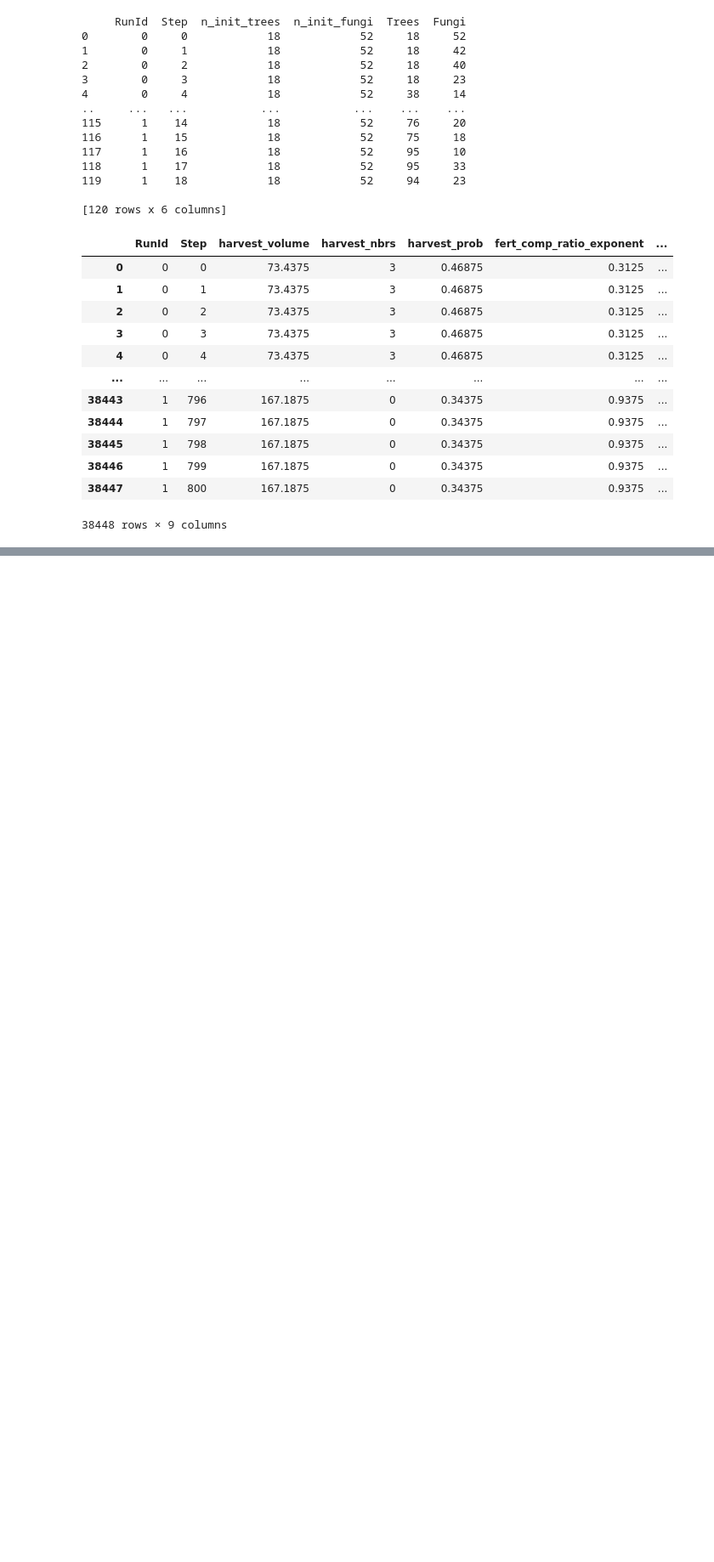
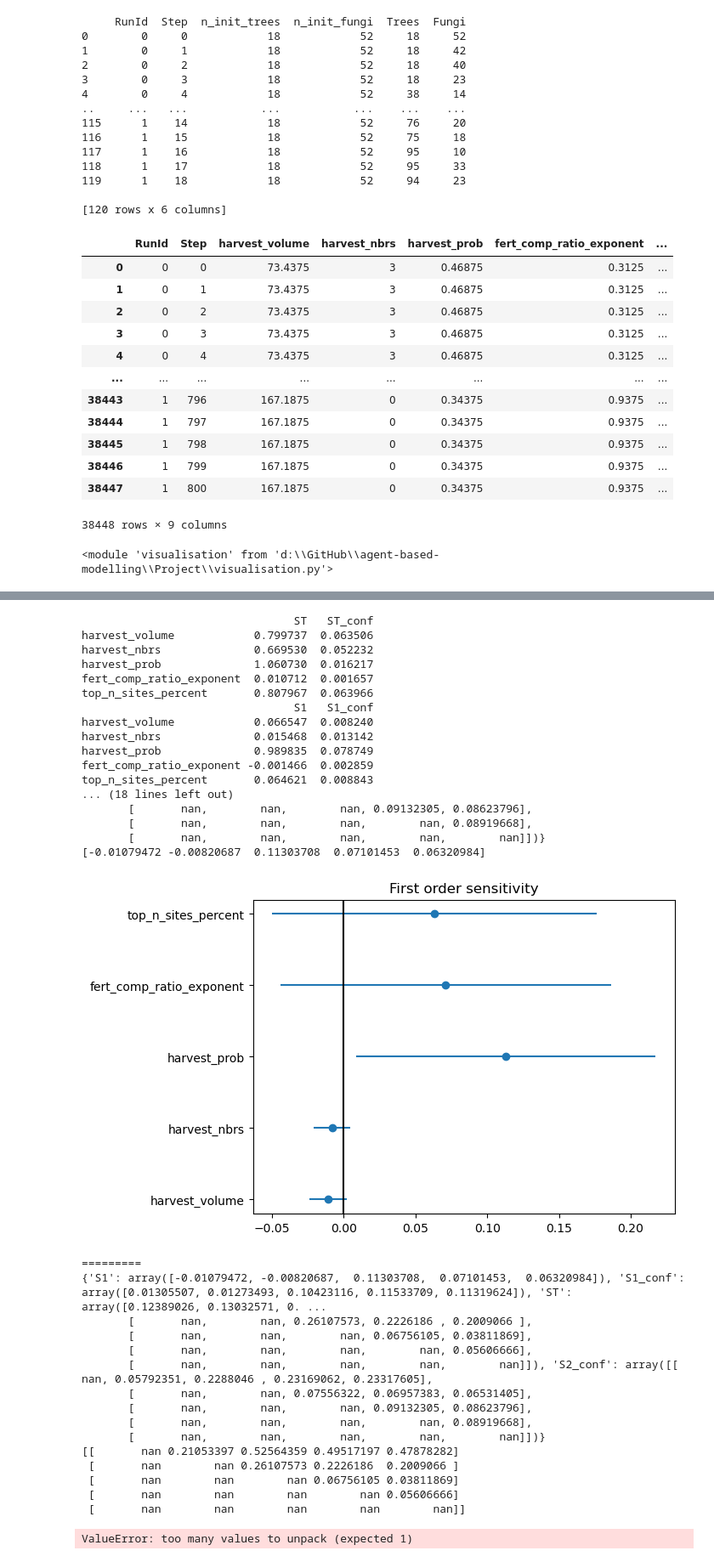
Before and after one commit to mboyan/agent-based-modelling, a Jupyter notebook: Project/ABM_Project.ipynb, the cells around one changed output, grey strips where cells are left out. Shown at 85% size. Cells and saved outputs as stored; diff of their text form; code cells hidden in the pictures; blank space fills up the shorter version.

```diff
--- a/Project/ABM_Project.ipynb
+++ b/Project/ABM_Project.ipynb
@@ -160,7 +161,7 @@ problem = {
 
 outputs = ["Trees", "Fungi", "Living Trees Total Volume", "Harvested volume", "Infected Trees", "Mean Substrate", "Mean Soil Fertility"]
 
-data = sa.run_batches(mdl.Forest, problem , outputs=["Trees", "Fungi"], n_max_timesteps=800, n_replicates=30, n_distinct_samples=2)
+data = sa.run_batches(mdl.Forest, problem , outputs=outputs, n_max_timesteps=800, n_replicates=30, n_distinct_samples=2)
 # %% [output]
 100.00% done
 # %%
@@ -202,3 +203,13 @@ data
 | 38446 | 1 | 799 | 167.1875 | 0 | 0.34375 | 0.9375 | ... |
 | 38447 | 1 | 800 | 167.1875 | 0 | 0.34375 | 0.9375 | ... |
 38448 rows × 9 columns
+# %%
+reload(vis)
+reload(vis)
+# %% [output]
+<module 'visualisation' from 'd:\\GitHub\\agent-based-modelling\\Project\\visualisation.py'>
+# %%
+si = sa.sobol_analyse(data_read, problem, outputs)
+
+vis.plot_index(si, problem['names'])
+# %% [output]
@@ -204,0 +233,34 @@ data
+                                ST   ST_conf
+harvest_volume            0.799737  0.063506
+harvest_nbrs              0.669530  0.052232
+harvest_prob              1.060730  0.016217
+fert_comp_ratio_exponent  0.010712  0.001657
+top_n_sites_percent       0.807967  0.063966
+                                S1   S1_conf
+harvest_volume            0.066547  0.008240
+harvest_nbrs              0.015468  0.013142
+harvest_prob              0.989835  0.078749
+fert_comp_ratio_exponent -0.001466  0.002859
+top_n_sites_percent       0.064621  0.008843
+... (18 lines left out)
+       [       nan,        nan,        nan, 0.09132305, 0.08623796],
+       [       nan,        nan,        nan,        nan, 0.08919668],
+       [       nan,        nan,        nan,        nan,        nan]])}
+[-0.01079472 -0.00820687  0.11303708  0.07101453  0.06320984]
+[figure, added]
+=========
+{'S1': array([-0.01079472, -0.00820687,  0.11303708,  0.07101453,  0.06320984]), 'S1_conf': array([0.01305507, 0.01273493, 0.10423116, 0.11533709, 0.11319624]), 'ST': array([0.12389026, 0.13032571, 0. ...
+       [       nan,        nan, 0.26107573, 0.2226186 , 0.2009066 ],
+       [       nan,        nan,        nan, 0.06756105, 0.03811869],
+       [       nan,        nan,        nan,        nan, 0.05606666],
+       [       nan,        nan,        nan,        nan,        nan]]), 'S2_conf': array([[       nan, 0.05792351, 0.2288046 , 0.23169062, 0.23317605],
+       [       nan,        nan, 0.07556322, 0.06957383, 0.06531405],
+       [       nan,        nan,        nan, 0.09132305, 0.08623796],
+       [       nan,        nan,        nan,        nan, 0.08919668],
+       [       nan,        nan,        nan,        nan,        nan]])}
+[[       nan 0.21053397 0.52564359 0.49517197 0.47878282]
+ [       nan        nan 0.26107573 0.2226186  0.2009066 ]
+ [       nan        nan        nan 0.06756105 0.03811869]
+ [       nan        nan        nan        nan 0.05606666]
+ [       nan        nan        nan        nan        nan]]
+ValueError: too many values to unpack (expected 1)
```
Also changed, not shown: parts of 2 cells of this notebook, 2 other files.
